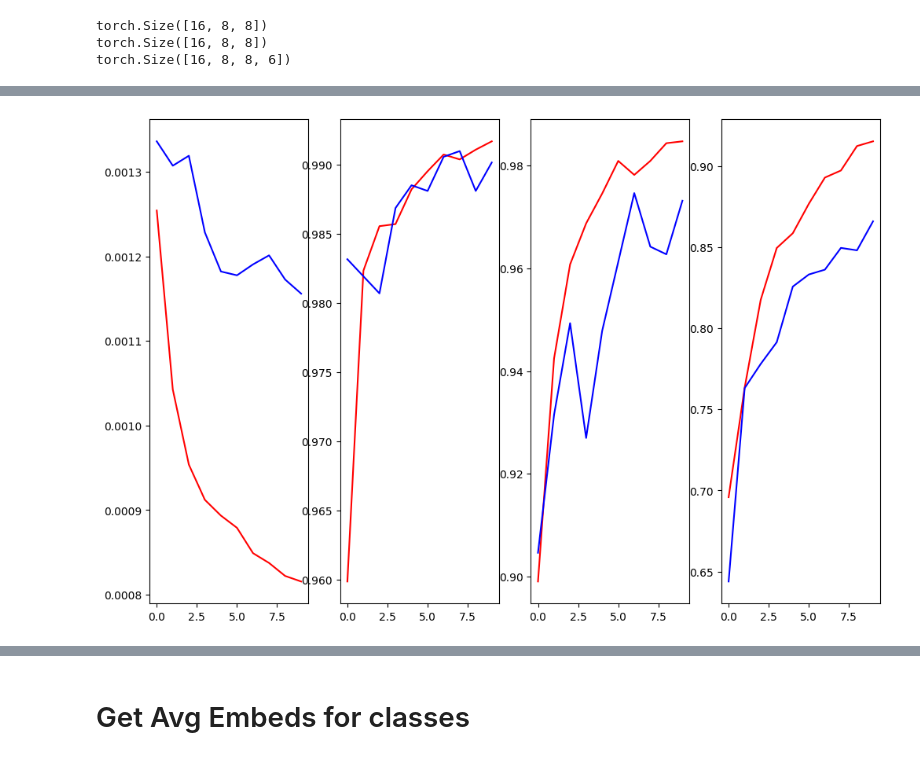
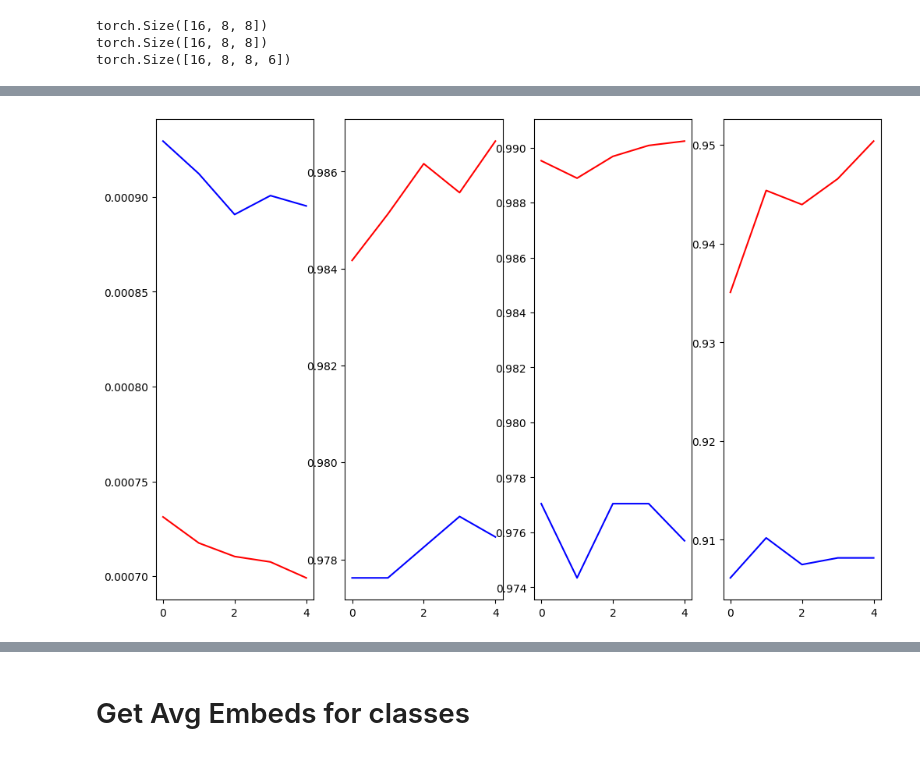
Before and after one commit to MostafaBelo/thesis_chess_lens, a Jupyter notebook: src/PieceDetection/PieceDetection_CNN/main.ipynb, the cells around one changed output, grey strips where cells are left out. Saved outputs shown, nothing was run; the diff lists cells and outputs as text; code cells hidden in the pictures.

```diff
--- a/src/PieceDetection/PieceDetection_CNN/main.ipynb
+++ b/src/PieceDetection/PieceDetection_CNN/main.ipynb
@@ -130,7 +130,7 @@ piece_counts = {
     "K": 0
 }
 piece_types = ['P', 'N', 'B', 'R', 'Q', 'K']
-for img, y in count_ds:
+for y in count_ds.labels:
     board: torch.Tensor = y["board_tensor"]
     occupancy_count += 64
     occupied_count += (board != 12).sum().item()
@@ -198,6 +198,7 @@ len(train_ds), len(valid_ds), len(test_ds)
 # %%
 # board_split, y = ds[100]
-board_split, y = ds[200]
+# board_split, y = ds[200]
+board_split, y = ds[10]
 
 # grid = np.zeros((warpped.shape[1], warpped.shape[2]))
 # step = 32
@@ -213,7 +214,7 @@ plt.figure(figsize=(12,8))
 plt.subplot(1,2,1)
 plt.imshow(Image.open(y["image_path"]).convert("RGB"))
 plt.subplot(1,2,2)
-plt.imshow(board_split[1,5].permute(1,2,0));
+plt.imshow(board_split[2,5].permute(1,2,0));
 y["image_path"]
 # %% [output]
 torch.Size([8, 8, 3, 128, 64])
@@ -413,7 +414,7 @@ class PieceDetectorCNNModel(nn.Module):
             }
 # %%
 model = PieceDetectorCNNModel().to(device)
-model.load_state_dict(torch.load("tmp/best_model.pt"))
+model.load_state_dict(torch.load("piece_cnn.pt"))
 # %% [output]
 <All keys matched successfully>
 # %%
@@ -631,5 +632,5 @@ def train(model: nn.Module, train_loader, valid_loader, lr=1e-3, epochs=30, rela
     plt.plot(range(epochs), tracked_train_acc["piece_type"], c='r');
     plt.plot(range(epochs), tracked_valid_acc["piece_type"], c='b');
 # %%
-train(model, train_dl, valid_dl, epochs=10)
+train(model, train_dl, valid_dl, epochs=5, lr=1e-4)
 # %% [output]
@@ -653 +645 @@ Epoch 10/10 |  Train Loss 0.0008 | Train Accuracy 0.99 0.98 0.92 | Valid Loss 0.
-[figure, old version]
+[figure, new version]
```
Also changed, not shown: parts of 5 cells of this notebook, 10 other files.
